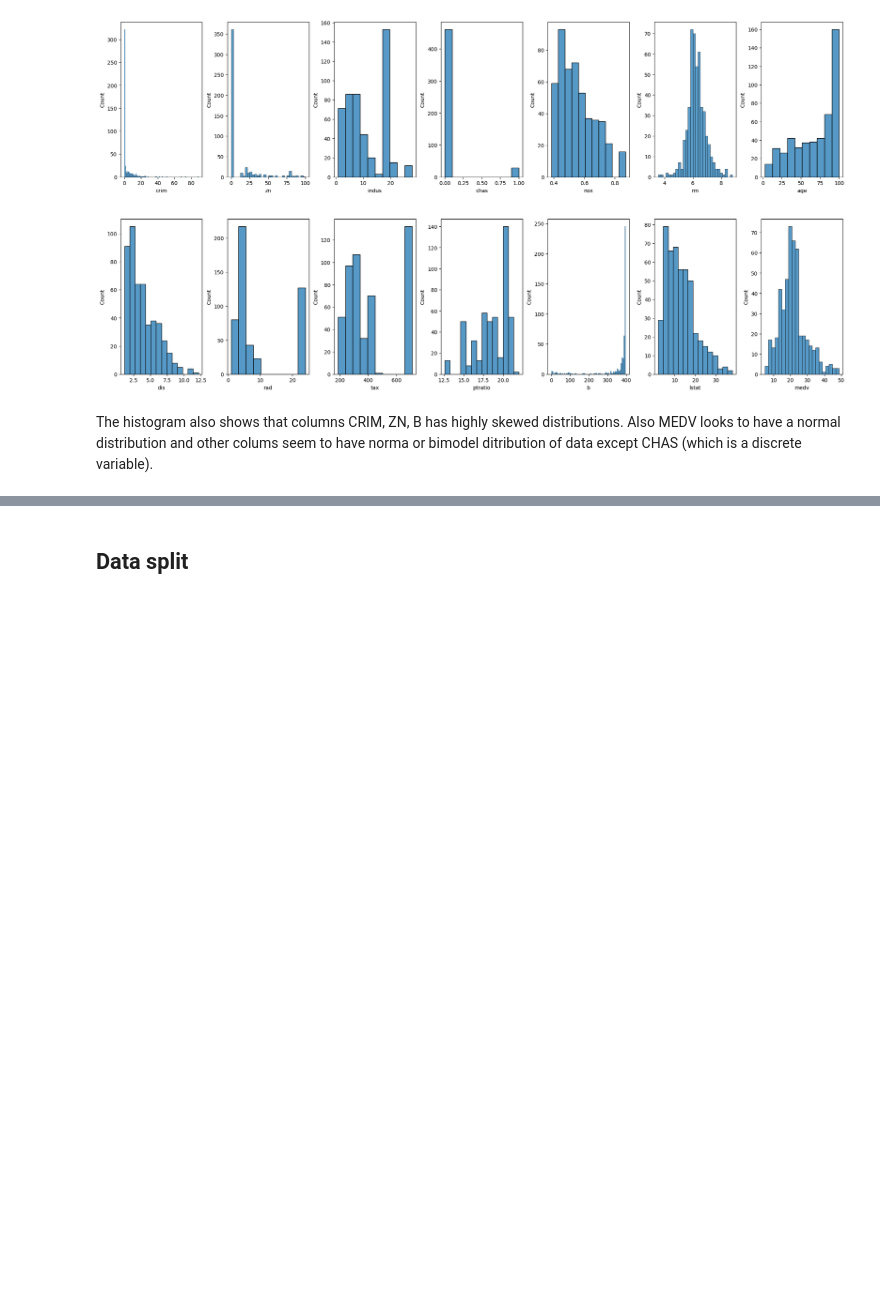
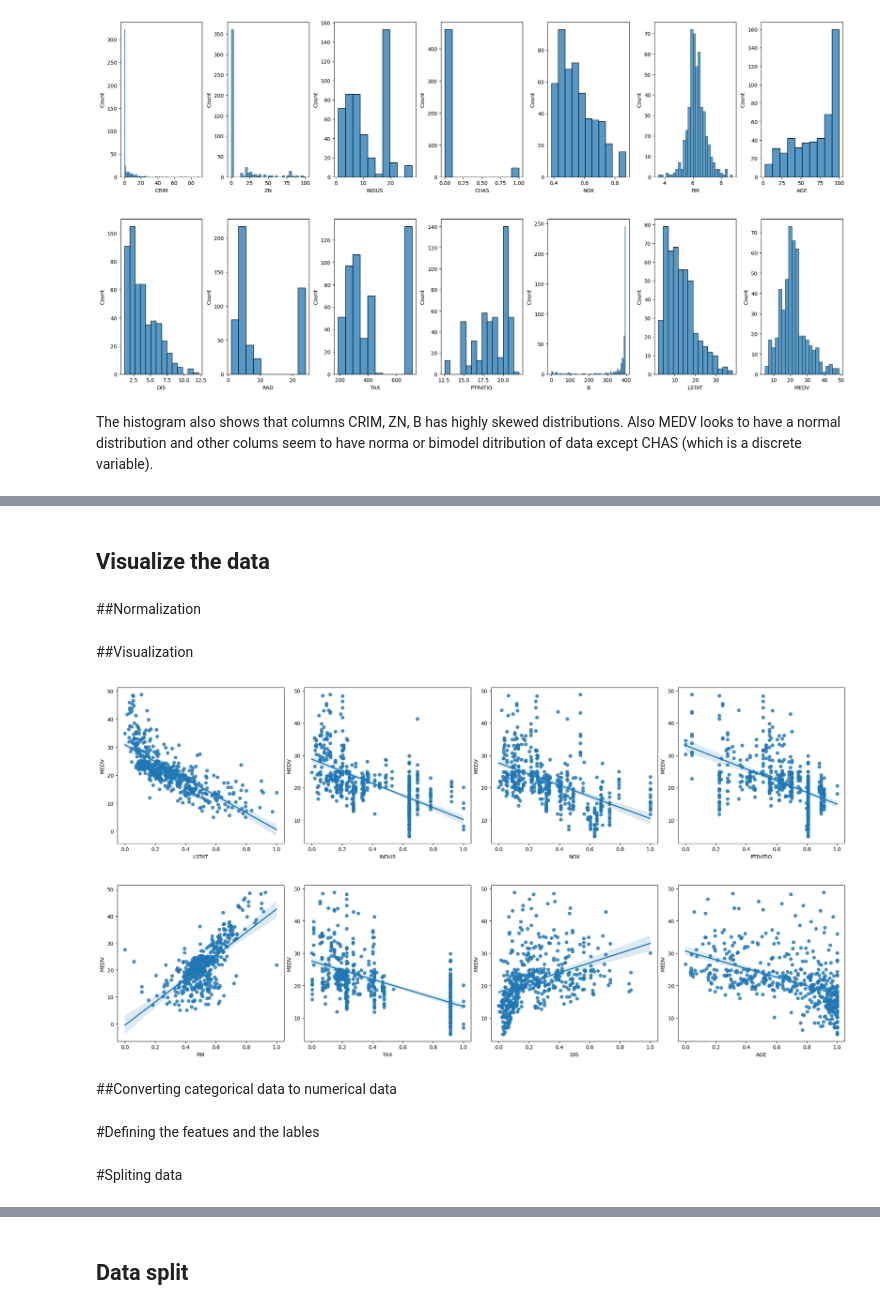
Before and after one commit to YumnaZai/ML-Projects, a Jupyter notebook: Regression-Linear_Regression.ipynb, the cells around one changed output, grey strips where cells are left out. Drawn from its saved outputs; the diff is of its cells as text; code cells hidden in the pictures; blank space fills up the shorter version.

```diff
--- a/Regression-Linear_Regression.ipynb
+++ b/Regression-Linear_Regression.ipynb
@@ -238,7 +239,7 @@ Column medv outliers = 7.91%
 # %% [markdown]
 Columns like CRIM, ZN, RM, B seems to have outliers
 # %%
-ds_houseprice = ds_houseprice[~(ds_houseprice['medv'] >= 50.0)]
+ds_houseprice = ds_houseprice[~(ds_houseprice['MEDV'] >= 50.0)]
 print(np.shape(ds_houseprice))
 # %% [output]
 (490, 14)
@@ -307,0 +299,28 @@ X
+# %% [markdown]
+## Visualize the data
+# %% [markdown]
+##Normalization
+# %%
+from sklearn.preprocessing import MinMaxScaler
+# Let's scale the columns before plotting them against MEDV
+
+#Temporary assignment of features and output
+column_sels = ['LSTAT', 'INDUS', 'NOX', 'PTRATIO', 'RM', 'TAX', 'DIS', 'AGE']
+x = ds_houseprice.loc[:,column_sels]
+y = ds_houseprice['MEDV']
+
+min_max_scaler = MinMaxScaler()
+x = pd.DataFrame(data=min_max_scaler.fit_transform(x), columns=column_sels)
+# %% [markdown]
+##Visualization
+# %%
+fig, axs = plt.subplots(ncols=4, nrows=2, figsize=(20, 10))
+index = 0
+axs = axs.flatten()
+for i, k in enumerate(column_sels):
+    sns.regplot(y=y, x=x[k], ax=axs[i])
+plt.tight_layout(pad=0.4, w_pad=0.5, h_pad=5.0)
+# %% [output]
+[figure, added]
+# %% [markdown]
+##Converting categorical data to numerical data
@@ -307,0 +331,2 @@ X
+# %% [markdown]
+#Defining the featues and the lables
@@ -307,0 +337,2 @@ X
+# %% [markdown]
+#Spliting data
```
Also changed, not shown: parts of 31 cells of this notebook.
